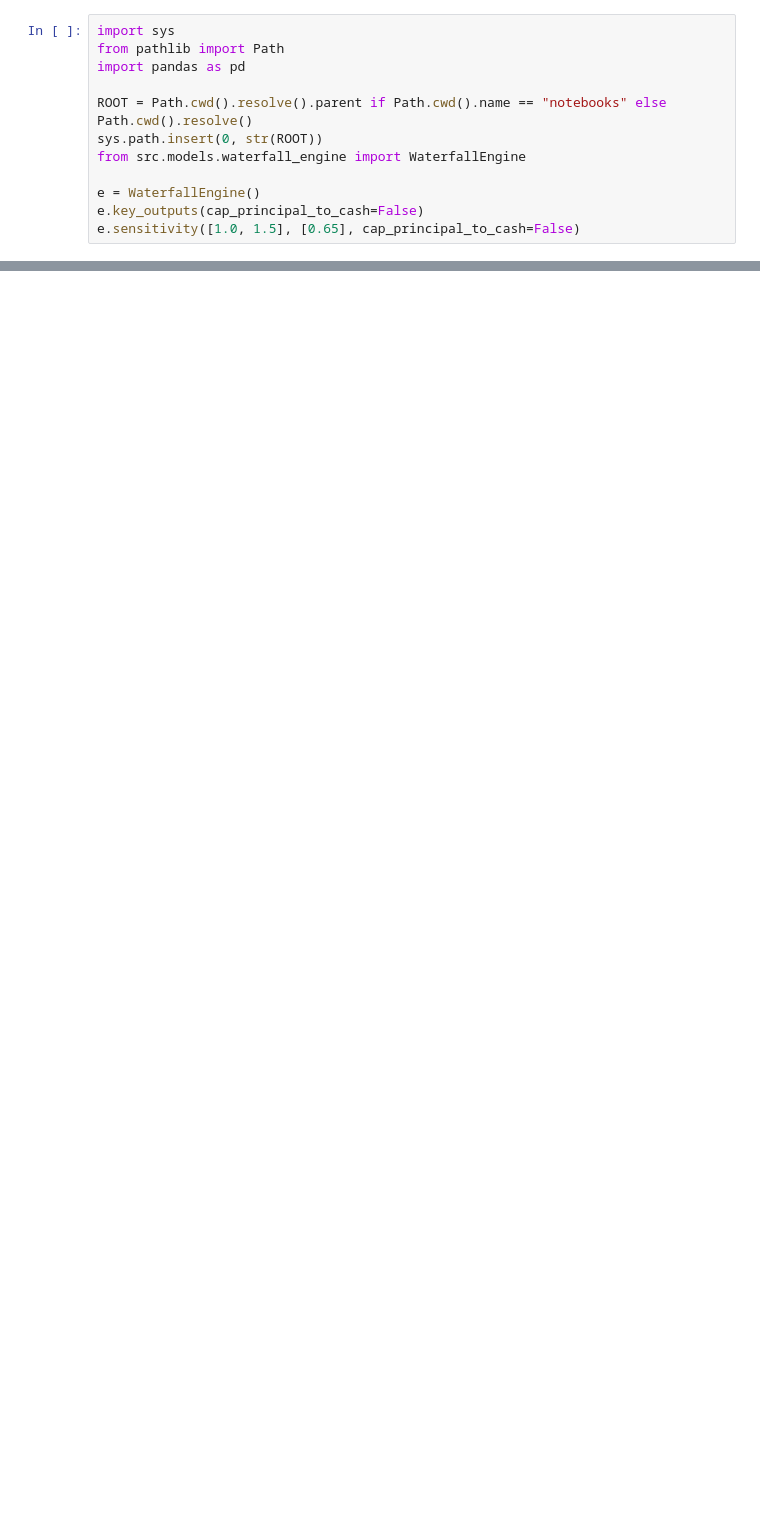
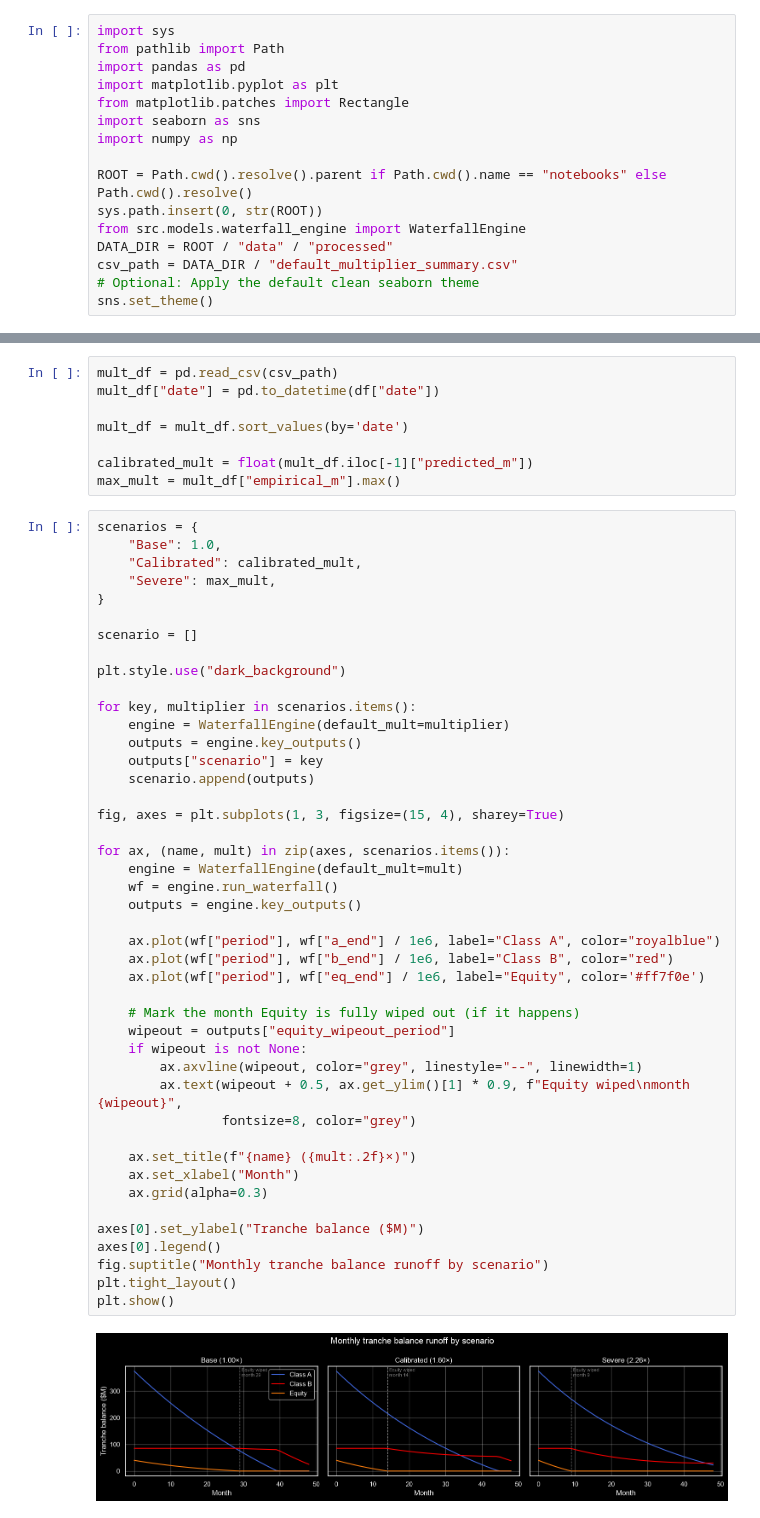
Before and after one commit to agrawpaa/shadow-debt-abs, a Jupyter notebook: notebooks/03_waterfall_baseline.ipynb, the cells around one changed output, grey strips where cells are left out. Drawn from its saved outputs; the diff is of its cells as text; blank space fills up the shorter version.

```diff
--- a/notebooks/03_waterfall_baseline.ipynb
+++ b/notebooks/03_waterfall_baseline.ipynb
@@ -2,11 +2,15 @@
 import sys
 from pathlib import Path
 import pandas as pd
+import matplotlib.pyplot as plt
+from matplotlib.patches import Rectangle
+import seaborn as sns
+import numpy as np
 
 ROOT = Path.cwd().resolve().parent if Path.cwd().name == "notebooks" else Path.cwd().resolve()
 sys.path.insert(0, str(ROOT))
 from src.models.waterfall_engine import WaterfallEngine
-
-e = WaterfallEngine()
-e.key_outputs(cap_principal_to_cash=False)
-e.sensitivity([1.0, 1.5], [0.65], cap_principal_to_cash=False)
+DATA_DIR = ROOT / "data" / "processed"
+csv_path = DATA_DIR / "default_multiplier_summary.csv"
+# Optional: Apply the default clean seaborn theme
+sns.set_theme()
@@ -16,0 +17,54 @@ e.sensitivity([1.0, 1.5], [0.65], cap_principal_to_cash=False)
+# %%
+mult_df = pd.read_csv(csv_path)
+mult_df["date"] = pd.to_datetime(df["date"])
+
+mult_df = mult_df.sort_values(by='date')
+
+calibrated_mult = float(mult_df.iloc[-1]["predicted_m"])
+max_mult = mult_df["empirical_m"].max()
+# %%
+scenarios = {
+    "Base": 1.0,
+    "Calibrated": calibrated_mult,
+    "Severe": max_mult,
+}
+
+scenario = []
+
+plt.style.use("dark_background")
+
+for key, multiplier in scenarios.items():
+    engine = WaterfallEngine(default_mult=multiplier)
+    outputs = engine.key_outputs()
+    outputs["scenario"] = key
+    scenario.append(outputs)
+
+fig, axes = plt.subplots(1, 3, figsize=(15, 4), sharey=True)
+
+for ax, (name, mult) in zip(axes, scenarios.items()):
+    engine = WaterfallEngine(default_mult=mult)
+    wf = engine.run_waterfall()
+    outputs = engine.key_outputs()
+
+    ax.plot(wf["period"], wf["a_end"] / 1e6, label="Class A", color="royalblue")
+    ax.plot(wf["period"], wf["b_end"] / 1e6, label="Class B", color="red")
+    ax.plot(wf["period"], wf["eq_end"] / 1e6, label="Equity", color='#ff7f0e')
+
+    # Mark the month Equity is fully wiped out (if it happens)
+    wipeout = outputs["equity_wipeout_period"]
+    if wipeout is not None:
+        ax.axvline(wipeout, color="grey", linestyle="--", linewidth=1)
+        ax.text(wipeout + 0.5, ax.get_ylim()[1] * 0.9, f"Equity wiped\nmonth {wipeout}",
+                fontsize=8, color="grey")
+
+    ax.set_title(f"{name} ({mult:.2f}×)")
+    ax.set_xlabel("Month")
+    ax.grid(alpha=0.3)
+
+axes[0].set_ylabel("Tranche balance ($M)")
+axes[0].legend()
+fig.suptitle("Monthly tranche balance runoff by scenario")
+plt.tight_layout()
+plt.show()
+# %% [output]
+[figure, added]
```
Also changed, not shown: parts of 3 cells of this notebook, 1 other file.
